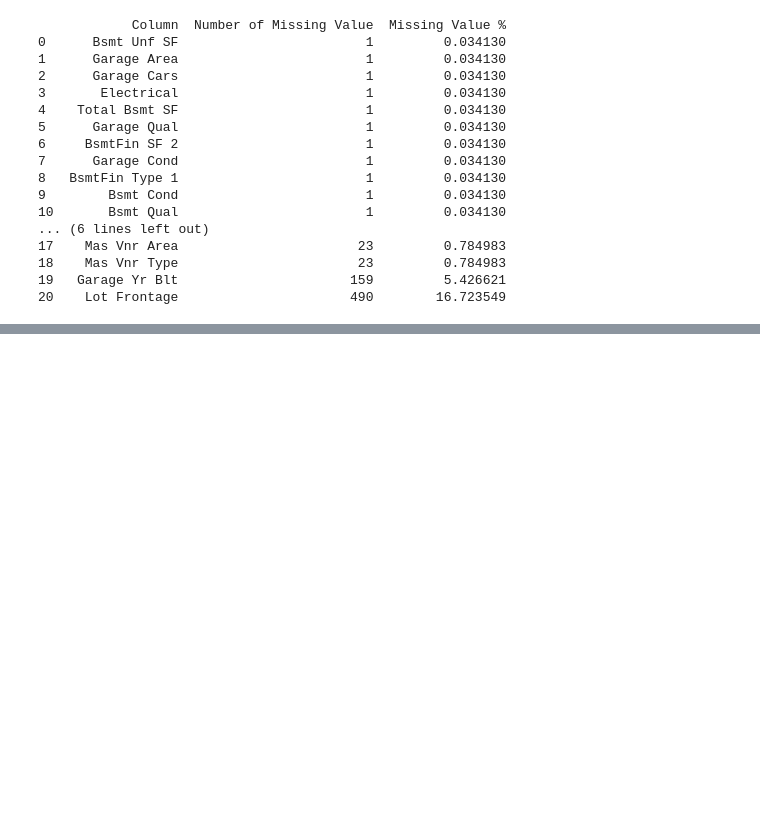
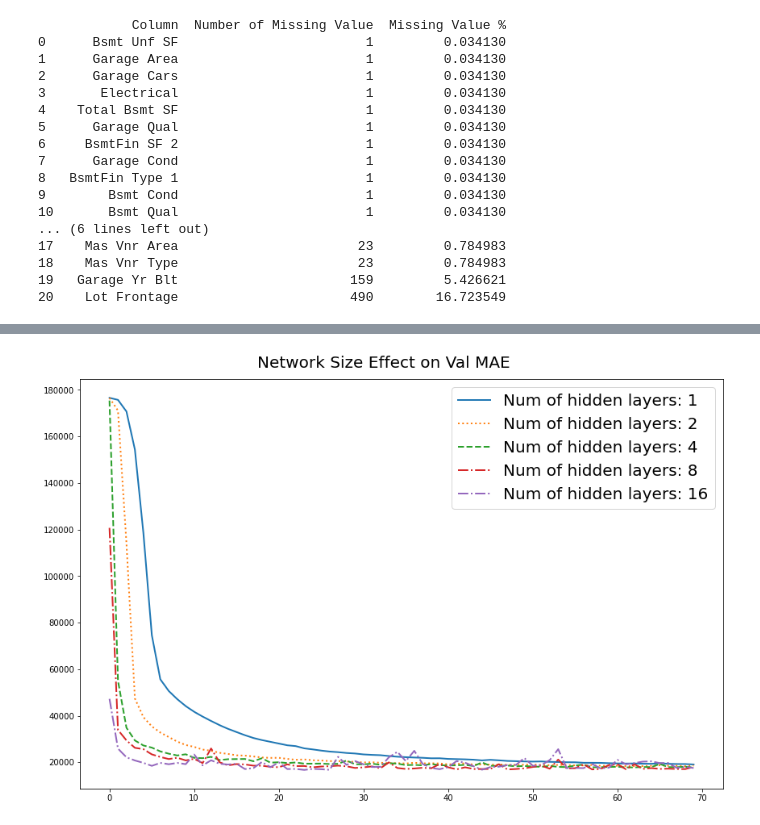
Before and after one commit to singhsukhbir1/Housing_Price_Predictions, a Jupyter notebook: ML_Database_combined.ipynb, the cells around one changed output, grey strips where cells are left out. Saved outputs shown, nothing was run; the diff lists cells and outputs as text; code cells hidden in the pictures; blank space fills up the shorter version.

```diff
--- a/ML_Database_combined.ipynb
+++ b/ML_Database_combined.ipynb
@@ -271,0 +661,23 @@ test_df = pd.get_dummies(test_df).reset_index(drop=True)
+# %%
+fig, ax = plt.subplots(figsize=(12, 8))
+fig.suptitle('Network Size Effect on Val MAE', size=20)
+
+linestyles = ['solid', 'dotted', 'dashed', 'dashdot', 'dashdot']
+sizes = [1, 2, 4, 8, 16]
+
+for index, history in enumerate(histories):
+    history_df = pd.DataFrame(history.history)
+    history_df['epoch'] = history.epoch
+    num_epochs = history_df.shape[0]
+
+    ax.plot(np.arange(0, num_epochs),
+            history_df["val_mae"],
+            label=f"Num of hidden layers: {sizes[index]}",
+            linestyle=linestyles[index], lw=2)
+
+
+plt.legend(prop={'size': 20})
+plt.tight_layout()
+plt.show()
+# %% [output]
+[figure, added]
```
Also changed, not shown: parts of 45 cells of this notebook.
